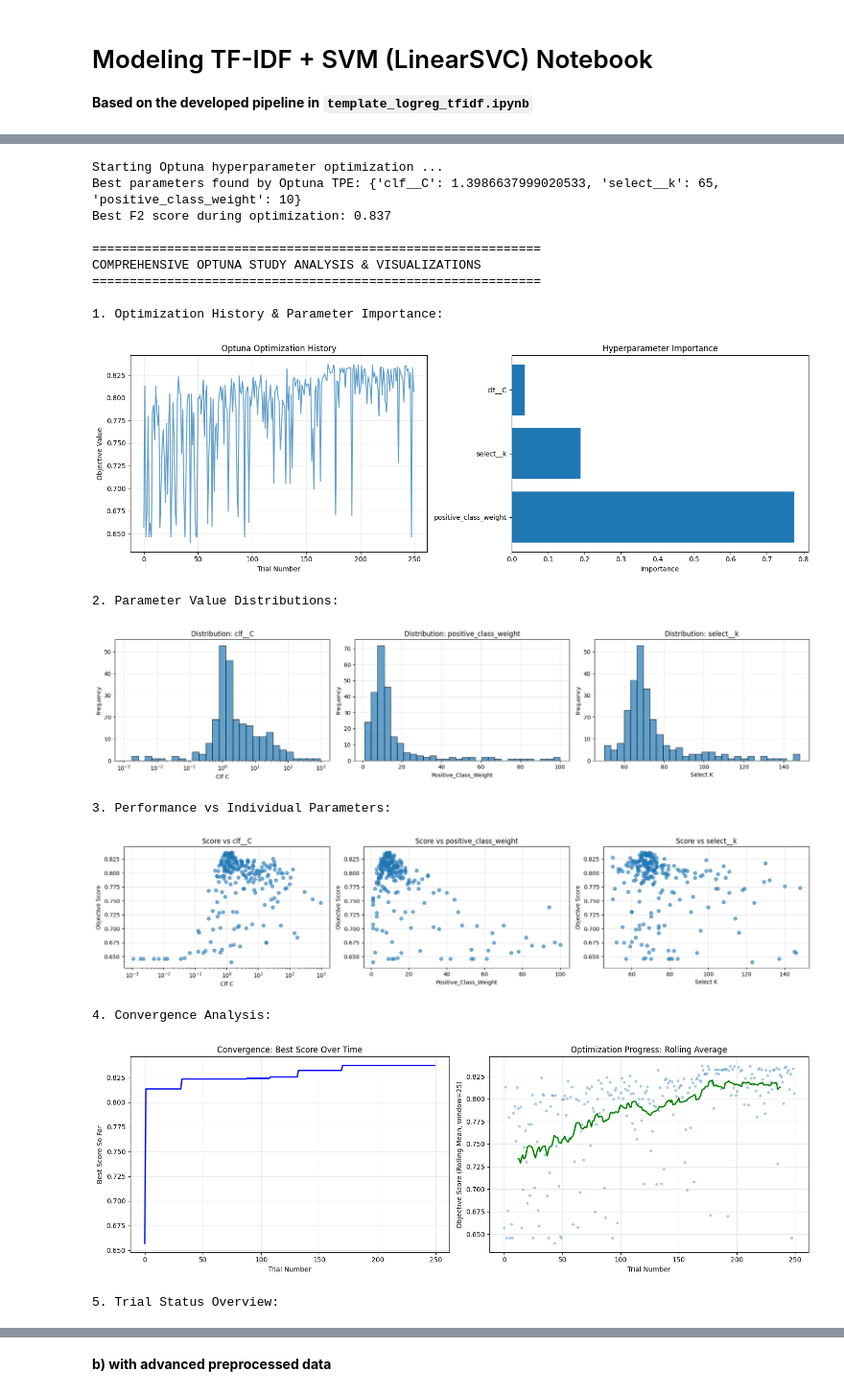
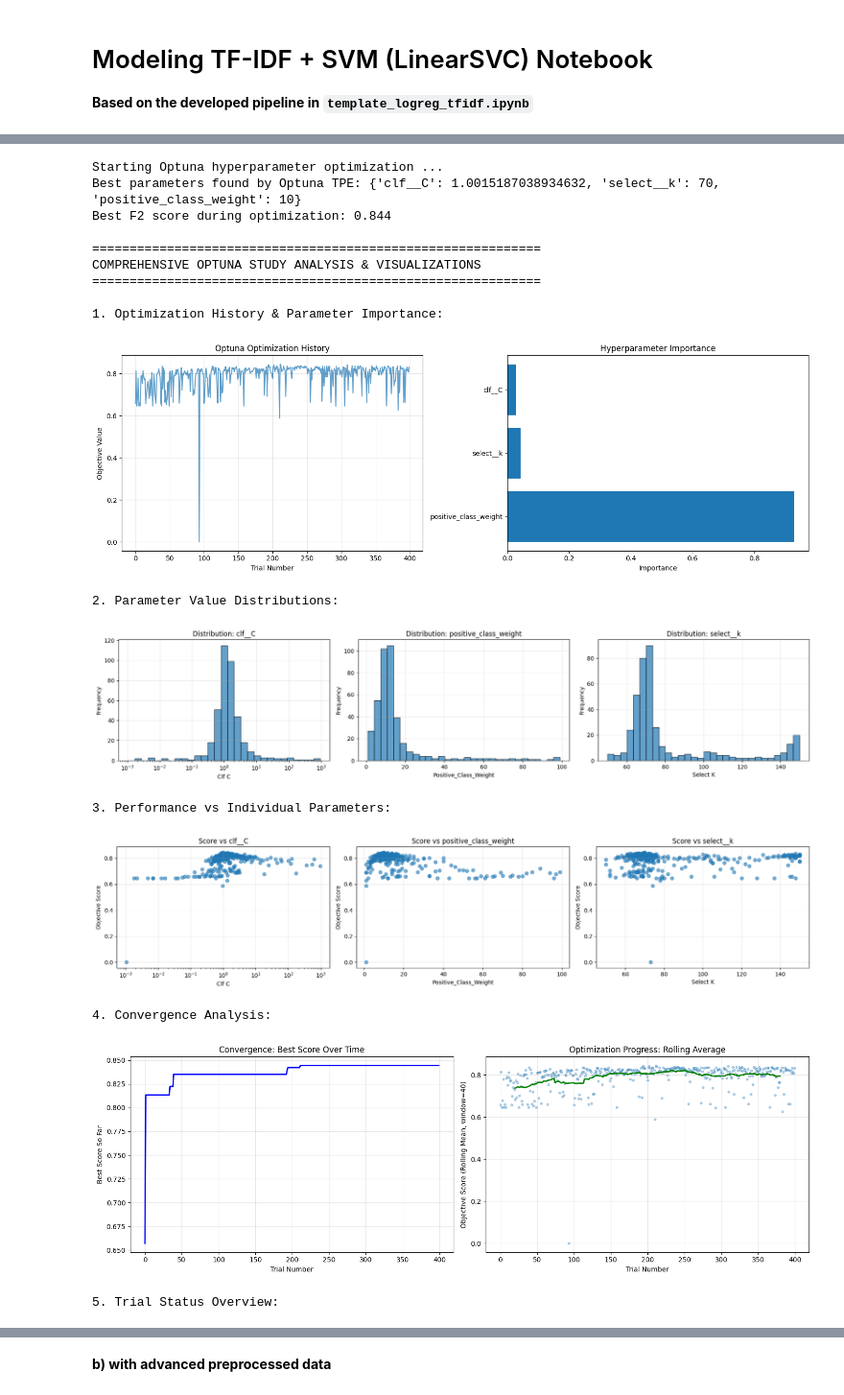
Before and after one commit to theolenko/bachelorsthesis_notebook_code, a Jupyter notebook: 05modeling_pipelines/svm_tfidf.ipynb, the cells around one changed output, grey strips where cells are left out. Shown at 96% size. Saved outputs shown, nothing was run; the diff lists cells and outputs as text; code cells hidden in the pictures.

Commit message:
increased trials to test for better convergence, nothing changed in performance

```diff
--- a/05modeling_pipelines/svm_tfidf.ipynb
+++ b/05modeling_pipelines/svm_tfidf.ipynb
@@ -76,7 +76,7 @@ X_dev, X_test, y_dev, y_test = train_test_split(
 )
 
 # Define a pipeline: TF-IDF vectorization, chi2 feature selection, and a LinearSVC classifier
-pipeline_tfidf_logreg = Pipeline([
+pipeline_tfidf_linearsvc = Pipeline([
     ("tfidf",   TfidfVectorizer(lowercase=True)),
     ("select",  SelectKBest(score_func=chi2, k=2000)),
     ("clf",     LinearSVC(
@@ -84,6 +84,7 @@ pipeline_tfidf_logreg = Pipeline([
                     dual=False,  # Use dual=False for L1 penalty
                     class_weight="balanced",#default, will be changed by Optuna
                     random_state=42,
+                    max_iter=5000
                 ))
 ])
 
@@ -103,12 +104,12 @@ param_space = {
 
 # Execute Optuna optimization with TPE sampler
 best_model, best_params, study = optimize_with_optuna(
-    estimator=pipeline_tfidf_logreg,
+    estimator=pipeline_tfidf_linearsvc,
     param_space=param_space,
     X=X_dev,
     y=y_dev,
     cv=cv,
-    n_trials=250,  # Intelligent search with early stopping
+    n_trials=400,  # Intelligent search with early stopping
     direction="maximize",
     n_jobs=-1,
     random_state=42,
@@ -217,40 +218,40 @@ results_summary = {
         'formatted_report': test_report_str  # Human-readable report
     },
     'dataset_info': {
         'train_size': len(X_dev),
         'test_size': len(X_test),
         'train_positive_ratio': y_dev.mean(),
         'test_positive_ratio': y_test.mean()
     }
 }
 
 # Save the properly tuned model with comprehensive results
 dump({
     'model': tuned_model,  # This includes the optimized threshold
     'base_model': base_model,  # Original model without threshold optimization
     'threshold': threshold_results['best_threshold'],
     'cv_score': threshold_results['cv_score'],
     'best_params': best_params,
     'search_type': 'Optuna TPE + TunedThresholdClassifierCV',
     'results_summary': results_summary  # Complete structured results for model comparison
 }, "model_tfidf_linearsvc_basic.joblib")
 
 print(f"\nModel saved as 'model_tfidf_linearsvc_basic.joblib'")
 # %% [output]
 Starting Optuna hyperparameter optimization ...
-Best parameters found by Optuna TPE: {'clf__C': 1.3986637999020533, 'select__k': 65, 'positive_class_weight': 10}
-Best F2 score during optimization: 0.837
+Best parameters found by Optuna TPE: {'clf__C': 1.0015187038934632, 'select__k': 70, 'positive_class_weight': 10}
+Best F2 score during optimization: 0.844
 
 ============================================================
 COMPREHENSIVE OPTUNA STUDY ANALYSIS & VISUALIZATIONS
 ============================================================
 
 1. Optimization History & Parameter Importance:
-[figure, old version]
+[figure, new version]
 2. Parameter Value Distributions:
-[figure, old version]
+[figure, new version]
 3. Performance vs Individual Parameters:
-[figure, old version]
+[figure, new version]
 4. Convergence Analysis:
-[figure, old version]
+[figure, new version]
 5. Trial Status Overview:
```
Also changed, not shown: parts of 3 cells of this notebook, 4 other files.
